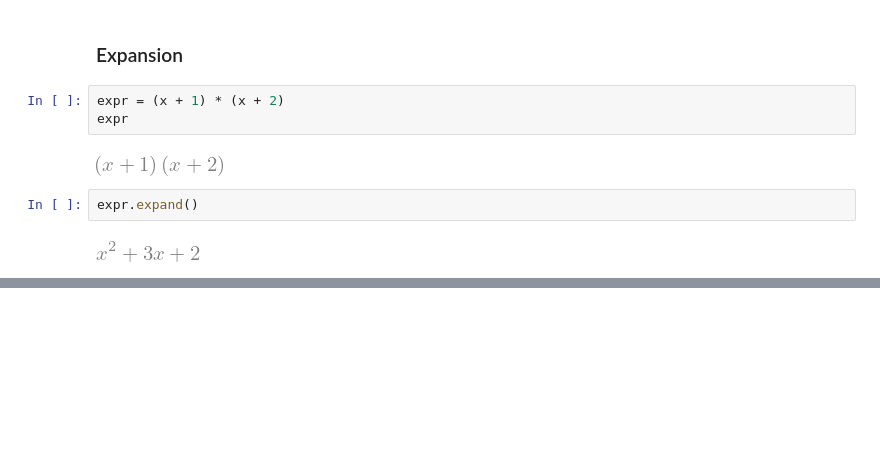
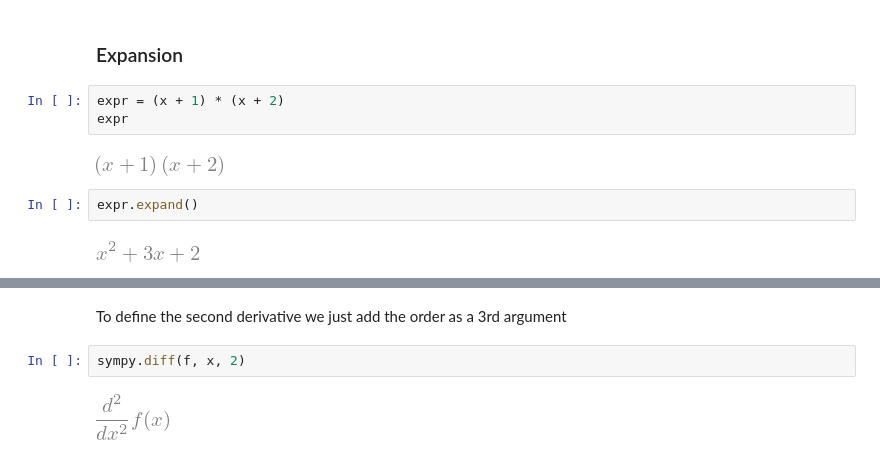
Before and after one commit to luigiselmi/numethods, a Jupyter notebook: symbolic_computation.ipynb, the cells around one changed output, grey strips where cells are left out. Drawn from its saved outputs; the diff is of its cells as text; blank space fills up the shorter version.

```diff
--- a/symbolic_computation.ipynb
+++ b/symbolic_computation.ipynb
@@ -145,0 +156,6 @@ expr.expand()
+# %% [markdown]
+To define the second derivative we just add the order as a 3rd argument
+# %%
+sympy.diff(f, x, 2)
+# %% [output]
+[figure, added]
```
Also changed, not shown: parts of 49 cells of this notebook.
